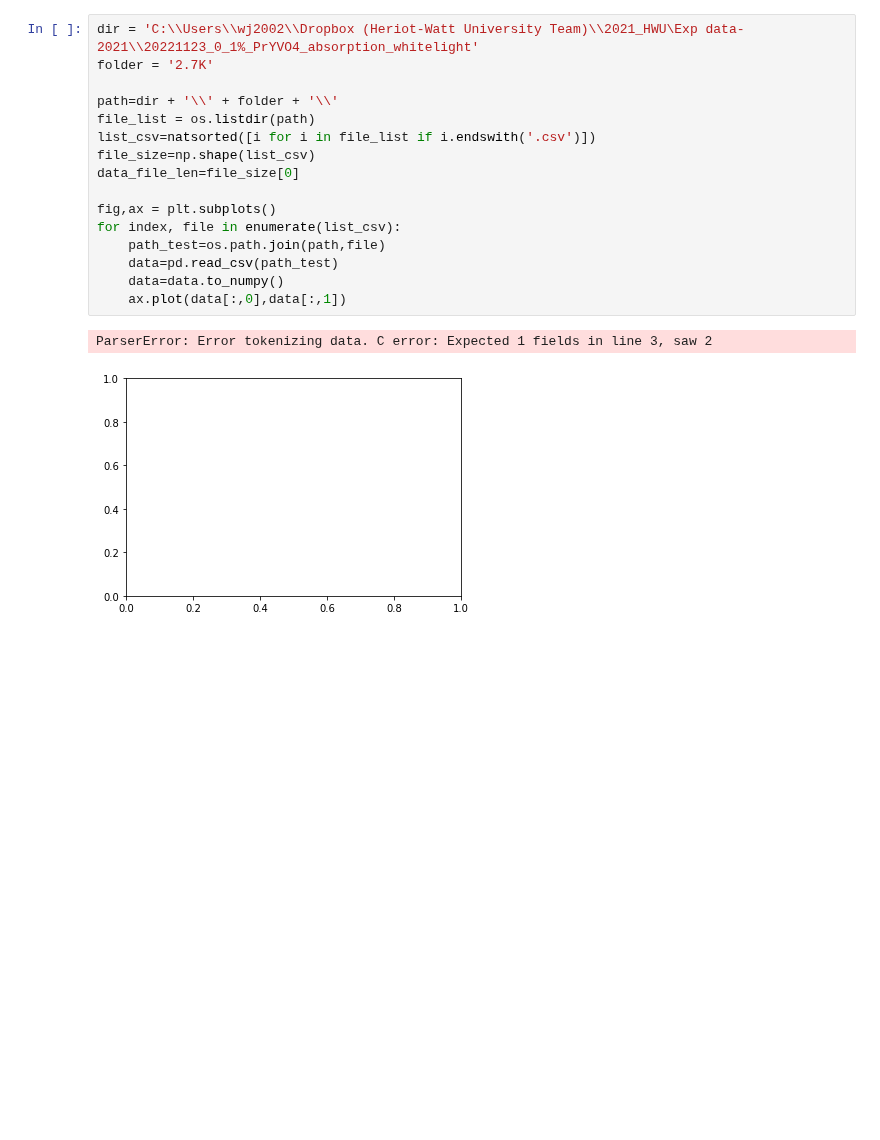
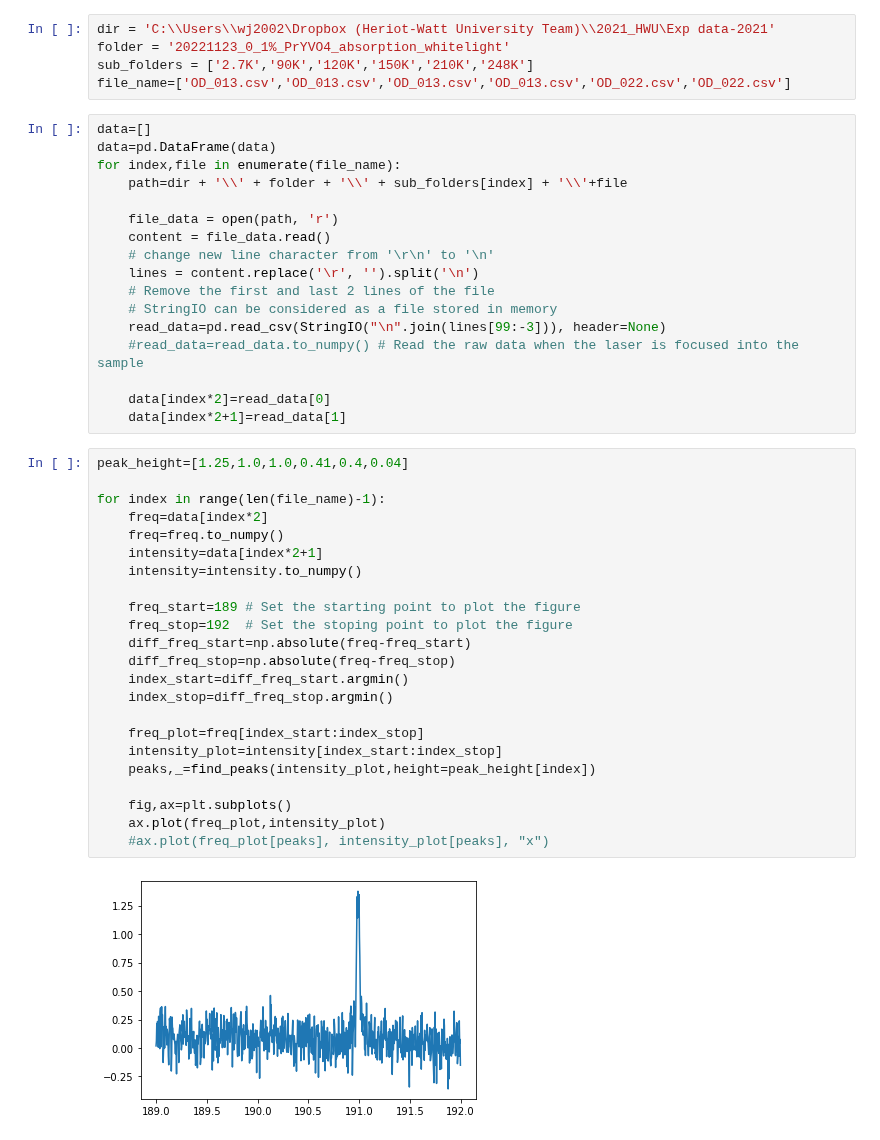
Before and after one commit to JUOM2016/Quick_cal_and_plotting, a Jupyter notebook: absorption_white_light_OD_quick_plot.ipynb, the cells around one changed output. Drawn from its saved outputs; the diff is of its cells as text; blank space fills up the shorter version.

```diff
--- a/absorption_white_light_OD_quick_plot.ipynb
+++ b/absorption_white_light_OD_quick_plot.ipynb
@@ -9,19 +9,47 @@ import sys
-# %%
-dir = 'C:\\Users\\wj2002\\Dropbox (Heriot-Watt University Team)\\2021_HWU\Exp data-2021\\20221123_0_1%_PrYVO4_absorption_whitelight'
-folder = '2.7K'
-
-path=dir + '\\' + folder + '\\'
-file_list = os.listdir(path)
-list_csv=natsorted([i for i in file_list if i.endswith('.csv')])
-file_size=np.shape(list_csv)
-data_file_len=file_size[0]
-
-fig,ax = plt.subplots()
-for index, file in enumerate(list_csv):
-    path_test=os.path.join(path,file)
-    data=pd.read_csv(path_test)
-    data=data.to_numpy()
-    ax.plot(data[:,0],data[:,1])
-# %% [output]
-ParserError: Error tokenizing data. C error: Expected 1 fields in line 3, saw 2
-[figure, removed]
+# %%
+dir = 'C:\\Users\\wj2002\Dropbox (Heriot-Watt University Team)\\2021_HWU\Exp data-2021'
+folder = '20221123_0_1%_PrYVO4_absorption_whitelight'
+sub_folders = ['2.7K','90K','120K','150K','210K','248K']
+file_name=['OD_013.csv','OD_013.csv','OD_013.csv','OD_013.csv','OD_022.csv','OD_022.csv']
+# %%
+data=[]
+data=pd.DataFrame(data)
+for index,file in enumerate(file_name):
+    path=dir + '\\' + folder + '\\' + sub_folders[index] + '\\'+file
+
+    file_data = open(path, 'r')
+    content = file_data.read()
+    # change new line character from '\r\n' to '\n'
+    lines = content.replace('\r', '').split('\n')
+    # Remove the first and last 2 lines of the file
+    # StringIO can be considered as a file stored in memory
+    read_data=pd.read_csv(StringIO("\n".join(lines[99:-3])), header=None)
+    #read_data=read_data.to_numpy() # Read the raw data when the laser is focused into the sample
+
+    data[index*2]=read_data[0]
+    data[index*2+1]=read_data[1]
+# %%
+peak_height=[1.25,1.0,1.0,0.41,0.4,0.04]
+
+for index in range(len(file_name)-1):
+    freq=data[index*2]
+    freq=freq.to_numpy()
+    intensity=data[index*2+1]
+    intensity=intensity.to_numpy()
+
+    freq_start=189 # Set the starting point to plot the figure
+    freq_stop=192  # Set the stoping point to plot the figure
+    diff_freq_start=np.absolute(freq-freq_start)
+    diff_freq_stop=np.absolute(freq-freq_stop)
+    index_start=diff_freq_start.argmin()
+    index_stop=diff_freq_stop.argmin()
+
+    freq_plot=freq[index_start:index_stop]
+    intensity_plot=intensity[index_start:index_stop]
+    peaks,_=find_peaks(intensity_plot,height=peak_height[index])
+
+    fig,ax=plt.subplots()
+    ax.plot(freq_plot,intensity_plot)
+    #ax.plot(freq_plot[peaks], intensity_plot[peaks], "x")
+# %% [output]
+[figure, added]
```
Also changed, not shown: parts of 2 cells of this notebook, 1 other file.
